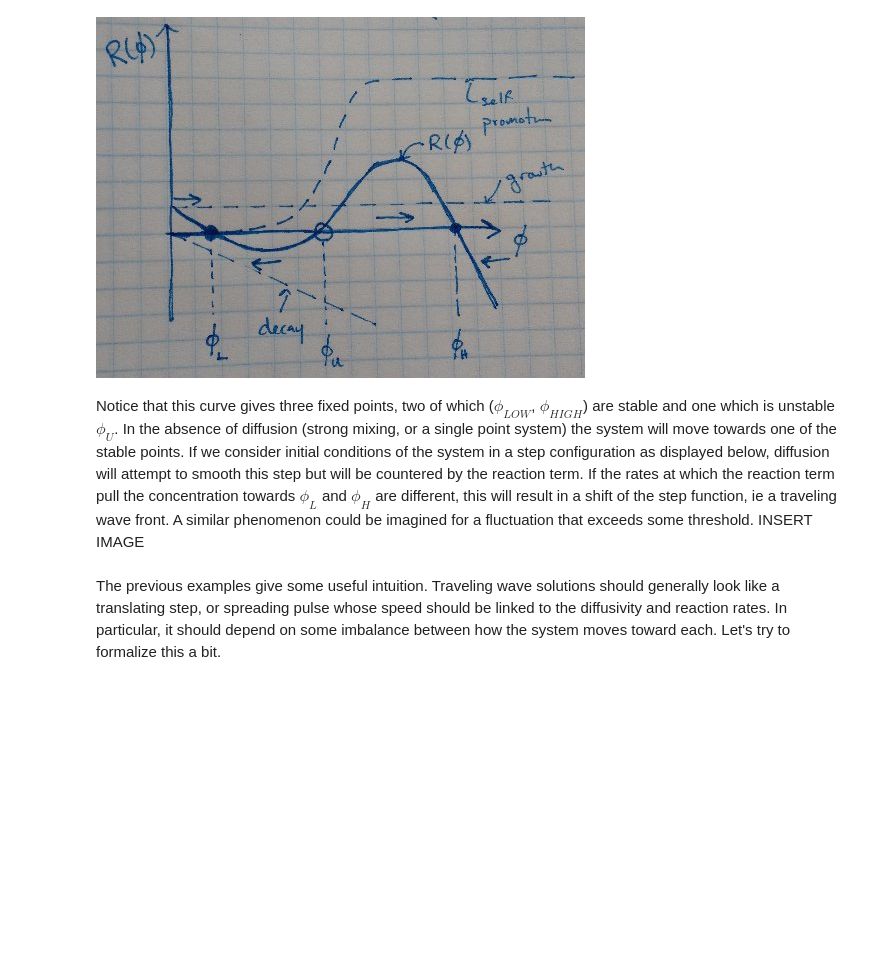
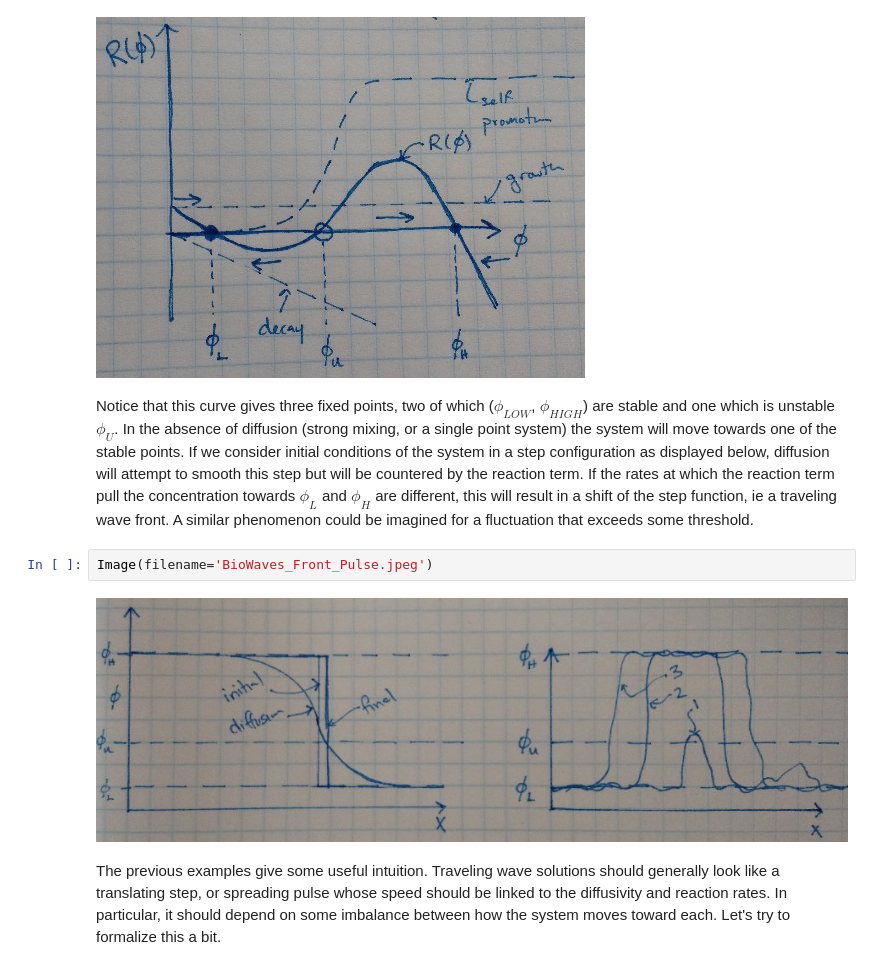
Before and after one commit to forrestsheldon/Information_Biophysics, a Jupyter notebook: Biological_Waves.ipynb, the cells around one changed output. Saved outputs shown, nothing was run; the diff lists cells and outputs as text; blank space fills up the shorter version.

Commit message:
Finished biological Waves notebook and added figures

```diff
--- a/Biological_Waves.ipynb
+++ b/Biological_Waves.ipynb
@@ -25,8 +25,10 @@ Image(filename='BioWaves_R_phi_basic.jpeg')
 # %% [output]
 [figure]
 # %% [markdown]
-Notice that this curve gives three fixed points, two of which ($\phi_{LOW}$, $\phi_{HIGH}$) are stable and one which is unstable $\phi_U$.  In the absence of diffusion (strong mixing, or a single point system) the system will move towards one of the stable points.  If we consider initial conditions of the system in a step configuration as displayed below, diffusion will attempt to smooth this step but will be countered by the reaction term.  If the rates at which the reaction term pull the concentration towards $\phi_L$ and $\phi_H$ are different, this will result in a shift of the step function, ie a traveling wave front.  A similar phenomenon could be imagined for a fluctuation that exceeds some threshold. INSERT IMAGE
+Notice that this curve gives three fixed points, two of which ($\phi_{LOW}$, $\phi_{HIGH}$) are stable and one which is unstable $\phi_U$.  In the absence of diffusion (strong mixing, or a single point system) the system will move towards one of the stable points.  If we consider initial conditions of the system in a step configuration as displayed below, diffusion will attempt to smooth this step but will be countered by the reaction term.  If the rates at which the reaction term pull the concentration towards $\phi_L$ and $\phi_H$ are different, this will result in a shift of the step function, ie a traveling wave front.  A similar phenomenon could be imagined for a fluctuation that exceeds some threshold.
+# %%
+Image(filename='BioWaves_Front_Pulse.jpeg')
+# %% [output]
+[figure, added]
 # %% [markdown]
 The previous examples give some useful intuition.  Traveling wave solutions should generally look like a translating step, or spreading pulse whose speed should be linked to the diffusivity and reaction rates.  In particular, it should depend on some imbalance between how the system moves toward each.  Let's try to formalize this a bit.
-# %% [markdown]
-###
```
Also changed, not shown: parts of 6 cells of this notebook, 2 other files.
